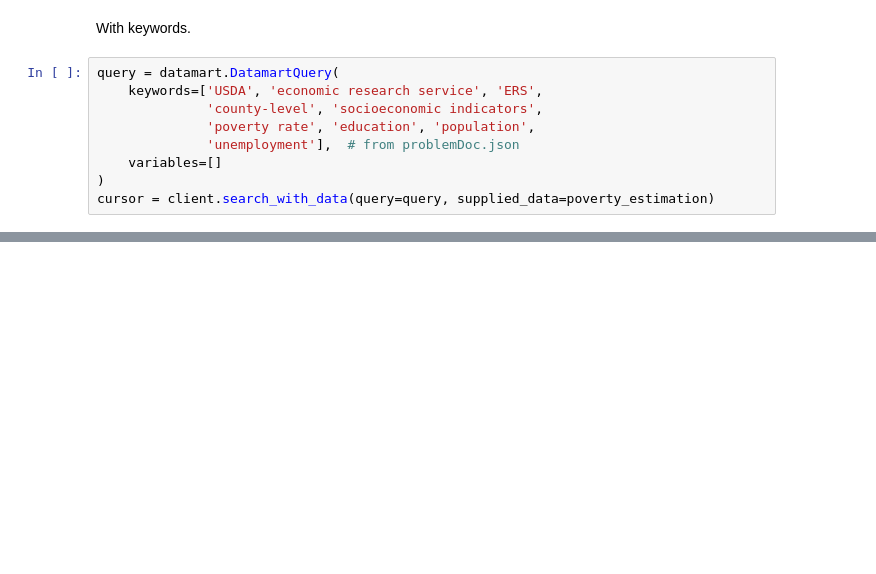
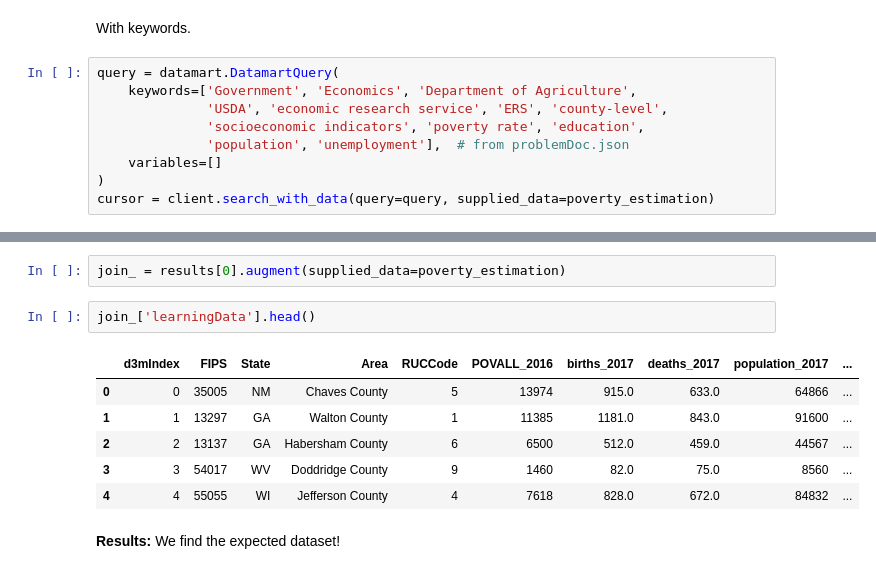
Before and after one commit to VIDA-NYU/auctus, a Jupyter notebook: examples/data-augmentation-seed-problems.ipynb, the cells around one changed output, grey strips where cells are left out. Saved outputs shown, nothing was run; the diff lists cells and outputs as text; blank space fills up the shorter version.

```diff
--- a/examples/data-augmentation-seed-problems.ipynb
+++ b/examples/data-augmentation-seed-problems.ipynb
@@ -451,10 +621,10 @@ print_results(results)
 With keywords.
 # %%
 query = datamart.DatamartQuery(
-    keywords=['USDA', 'economic research service', 'ERS',
-              'county-level', 'socioeconomic indicators',
-              'poverty rate', 'education', 'population',
-              'unemployment'],  # from problemDoc.json
+    keywords=['Government', 'Economics', 'Department of Agriculture',
+              'USDA', 'economic research service', 'ERS', 'county-level',
+              'socioeconomic indicators', 'poverty rate', 'education',
+              'population', 'unemployment'],  # from problemDoc.json
     variables=[]
 )
 cursor = client.search_with_data(query=query, supplied_data=poverty_estimation)
@@ -465,0 +650,13 @@ print_results(results)
+# %%
+join_ = results[0].augment(supplied_data=poverty_estimation)
+# %%
+join_['learningData'].head()
+# %% [output]
+|  | d3mIndex | FIPS | State | Area | RUCCode | POVALL_2016 | births_2017 | deaths_2017 | population_2017 | ... |
+| 0 | 0 | 35005 | NM | Chaves County | 5 | 13974 | 915.0 | 633.0 | 64866 | ... |
+| 1 | 1 | 13297 | GA | Walton County | 1 | 11385 | 1181.0 | 843.0 | 91600 | ... |
+| 2 | 2 | 13137 | GA | Habersham County | 6 | 6500 | 512.0 | 459.0 | 44567 | ... |
+| 3 | 3 | 54017 | WV | Doddridge County | 9 | 1460 | 82.0 | 75.0 | 8560 | ... |
+| 4 | 4 | 55055 | WI | Jefferson County | 4 | 7618 | 828.0 | 672.0 | 84832 | ... |
+# %% [markdown]
+**Results:** We find the expected dataset!
```
Also changed, not shown: parts of 43 cells of this notebook, 4 other files.
